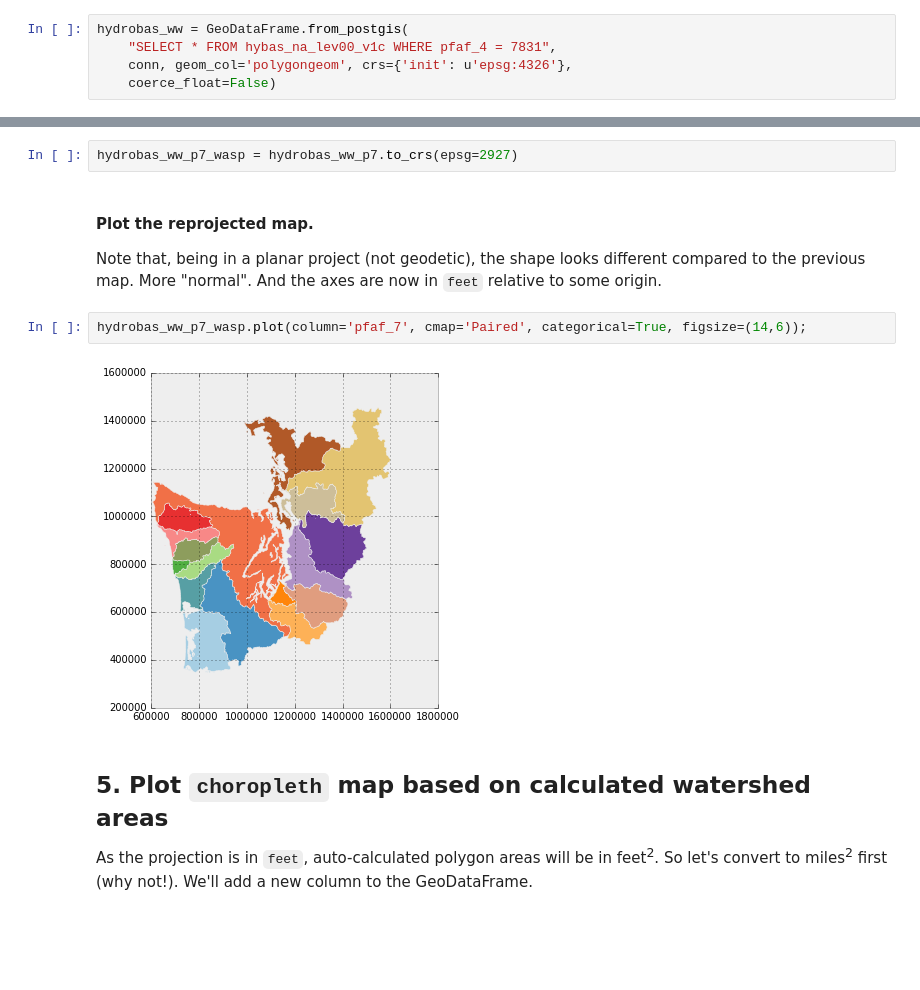
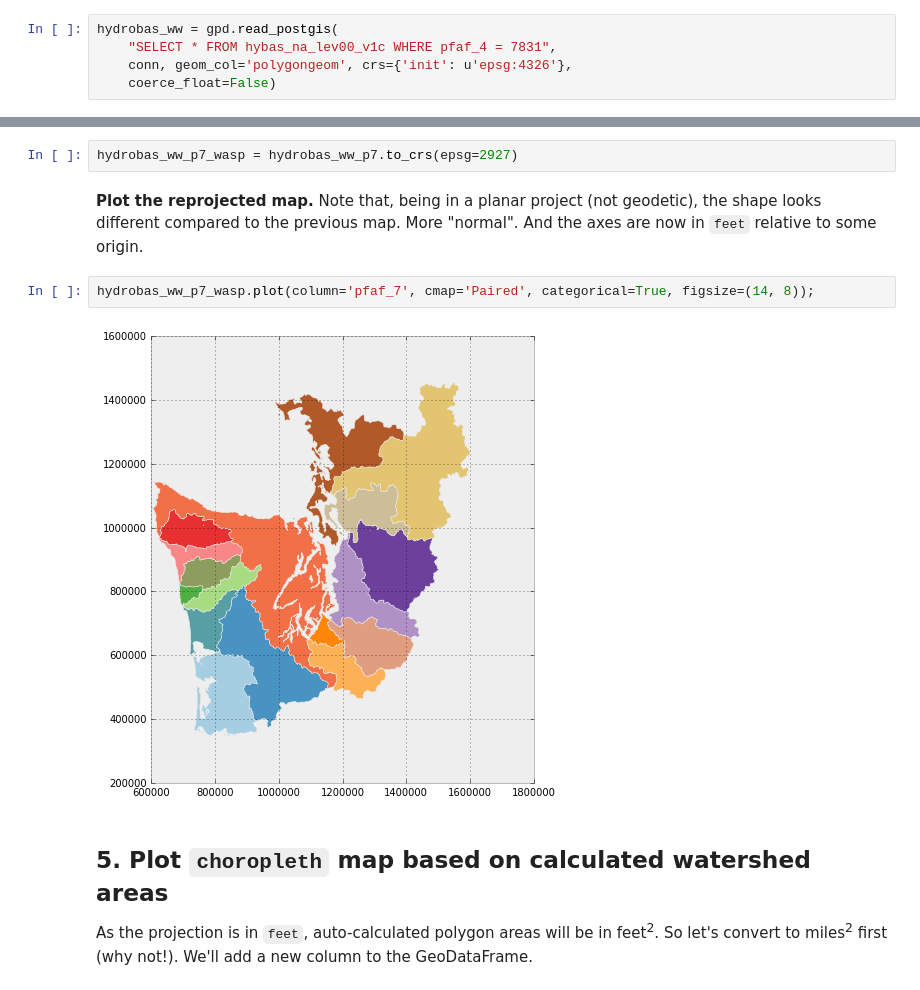
Before and after one commit to geohackweek/tutorial_contents, a Jupyter notebook: vector/notebooks/geopandas_advanced.ipynb, the cells around one changed output, grey strips where cells are left out. Cells and saved outputs as stored; diff of their text form; blank space fills up the shorter version.

```diff
--- a/vector/notebooks/geopandas_advanced.ipynb
+++ b/vector/notebooks/geopandas_advanced.ipynb
@@ -50,7 +52,7 @@ with open(os.path.join(data_pth, "db.json")) as f:
 # %%
 conn = psycopg2.connect(**db_conn_dict)
 # %%
-hydrobas_ww = GeoDataFrame.from_postgis(
+hydrobas_ww = gpd.read_postgis(
     "SELECT * FROM hybas_na_lev00_v1c WHERE pfaf_4 = 7831",
     conn, geom_col='polygongeom', crs={'init': u'epsg:4326'},
     coerce_float=False)
@@ -163,12 +159,11 @@ pyepsg.get('2927')
 # %%
 hydrobas_ww_p7_wasp = hydrobas_ww_p7.to_crs(epsg=2927)
 # %% [markdown]
-#### Plot the reprojected map.
-Note that, being in a planar project (not geodetic), the shape looks different compared to the previous map. More "normal". And the axes are now in `feet` relative to some origin.
+**Plot the reprojected map.** Note that, being in a planar project (not geodetic), the shape looks different compared to the previous map. More "normal". And the axes are now in `feet` relative to some origin.
 # %%
-hydrobas_ww_p7_wasp.plot(column='pfaf_7', cmap='Paired', categorical=True, figsize=(14,6));
+hydrobas_ww_p7_wasp.plot(column='pfaf_7', cmap='Paired', categorical=True, figsize=(14, 8));
 # %% [output]
-[figure, old version]
+[figure, new version]
 # %% [markdown]
 ## 5. Plot `choropleth` map based on calculated watershed areas
 As the projection is in `feet`, auto-calculated polygon areas will be in feet<sup>2</sup>. So let's convert to miles<sup>2</sup> first (why not!). We'll add a new column to the GeoDataFrame.
```
Also changed, not shown: parts of 34 cells of this notebook, 1 other file.
